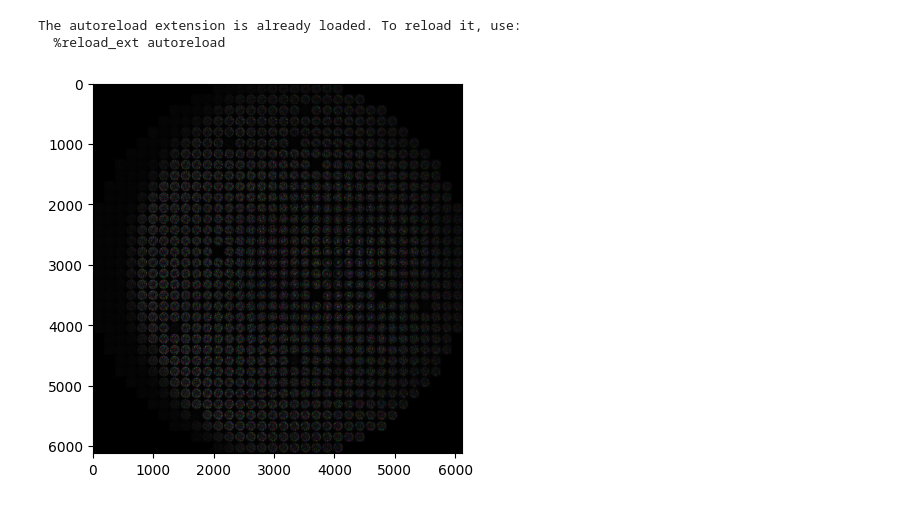
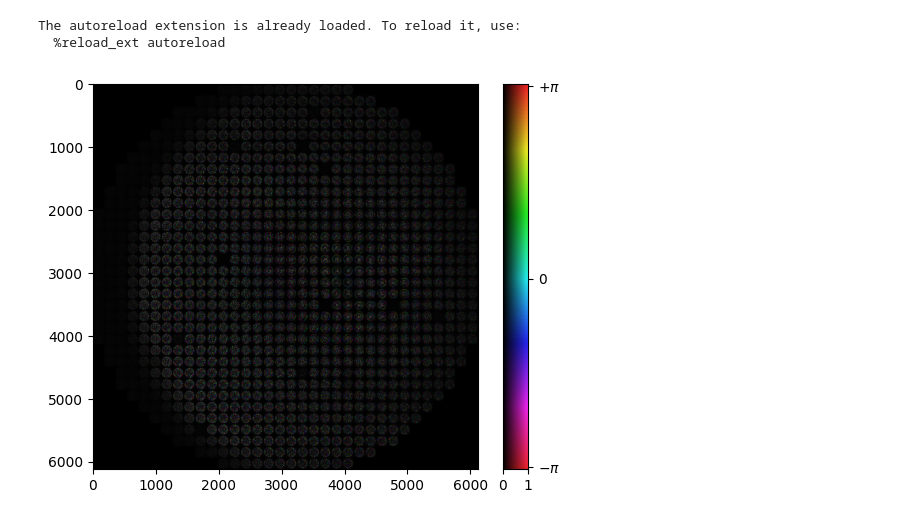
Before and after one commit to jysru/fancy_plots, a Jupyter notebook: examples/example_stitch_tm.ipynb, the cells around one changed output. Cells and saved outputs as stored; diff of their text form; code cells hidden in the pictures.

```diff
--- a/examples/example_stitch_tm.ipynb
+++ b/examples/example_stitch_tm.ipynb
@@ -11,15 +12,15 @@ from fancyplots.utils import stitch_tm, complex_to_hsv
 The autoreload extension is already loaded. To reload it, use:
   %reload_ext autoreload
 # %%
-tm = loadmat('./resources/matrice_34_34_exp.mat')['tm_corr']
-weights = loadmat('./resources/weights.mat')
+tm = loadmat('../resources/matrice_34_34_exp.mat')['tm_corr']
+weights = loadmat('../resources/weights.mat')
 # %%
 stitched_tm = stitch_tm(tm, weights, crop_outputs=True, cropped_length=180)
 stitched_tm = stitched_tm / np.nanmax(np.abs(stitched_tm))
 
 if np.iscomplexobj(stitched_tm):
-    plt.imshow(complex_to_hsv(stitched_tm, rmin=0, rmax=np.max(np.abs(stitched_tm))))
+    fig, ax = complex_imshow(stitched_tm)
 else:
     plt.imshow(stitched_tm, cmap='gray')
 # %% [output]
-[figure, old version]
+[figure, new version]
```
Also changed, not shown: parts of 1 cell of this notebook.
